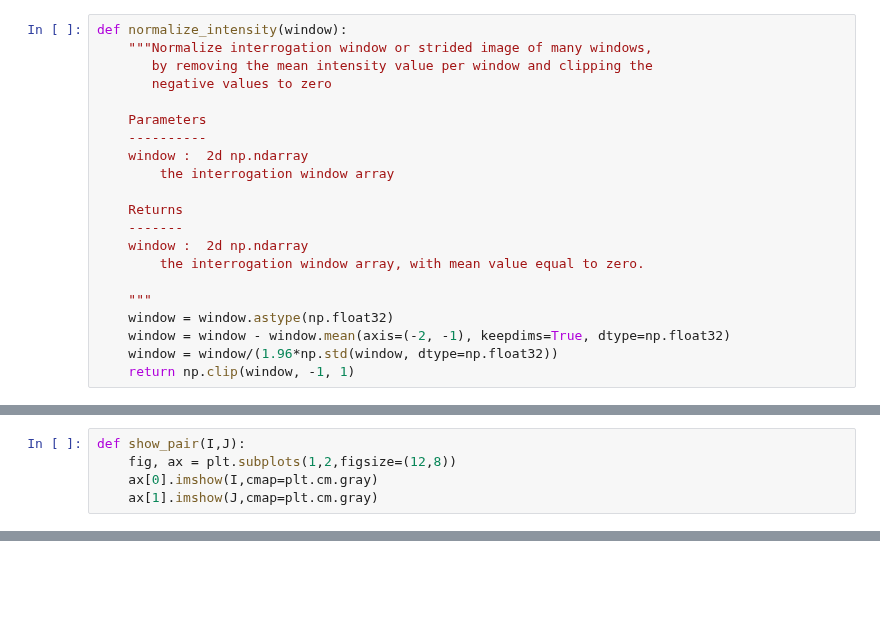
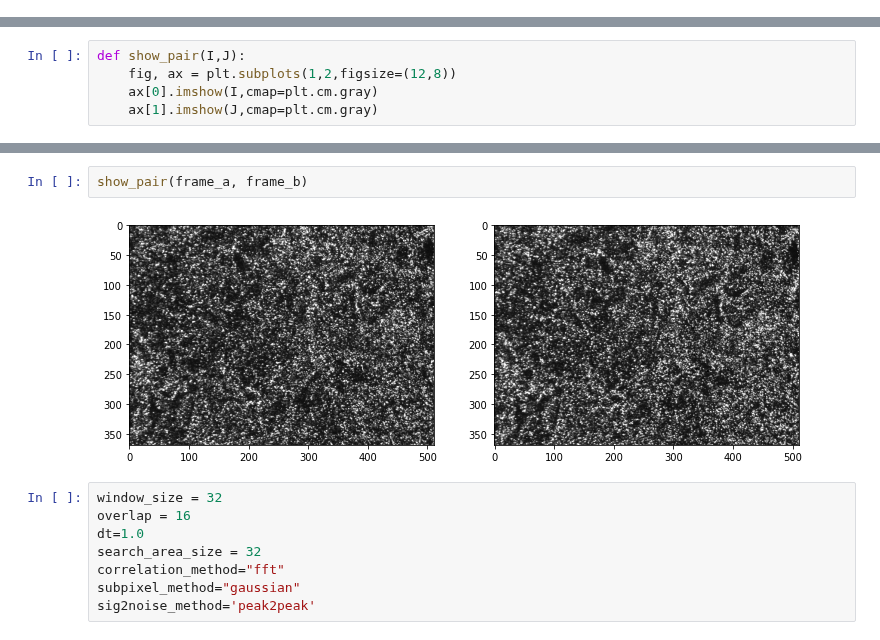
Before and after one commit to OpenPIV/openpiv-python, a Jupyter notebook: openpiv/examples/notebooks/pyprocess_test.ipynb, the cells around one changed output, grey strips where cells are left out. Saved outputs shown, nothing was run; the diff lists cells and outputs as text; blank space fills up the shorter version.

```diff
--- a/openpiv/examples/notebooks/pyprocess_test.ipynb
+++ b/openpiv/examples/notebooks/pyprocess_test.ipynb
@@ -262,21 +14,0 @@ def correlate_windows(window_a, window_b, correlation_method="fft"):
-# %%
-def normalize_intensity(window):
-    """Normalize interrogation window or strided image of many windows,
-       by removing the mean intensity value per window and clipping the
-       negative values to zero
-
-    Parameters
-    ----------
-    window :  2d np.ndarray
-        the interrogation window array
-
-    Returns
-    -------
-    window :  2d np.ndarray
-        the interrogation window array, with mean value equal to zero.
-
-    """
-    window = window.astype(np.float32)
-    window = window - window.mean(axis=(-2, -1), keepdims=True, dtype=np.float32)
-    window = window/(1.96*np.std(window, dtype=np.float32))
-    return np.clip(window, -1, 1)
@@ -671,0 +33,12 @@ from openpiv.pyprocess import moving_window_array
+# %%
+show_pair(frame_a, frame_b)
+# %% [output]
+[figure, added]
+# %%
+window_size = 32
+overlap = 16
+dt=1.0
+search_area_size = 32
+correlation_method="fft"
+subpixel_method="gaussian"
+sig2noise_method='peak2peak'
```
Also changed, not shown: parts of 20 cells of this notebook, 7 other files.
